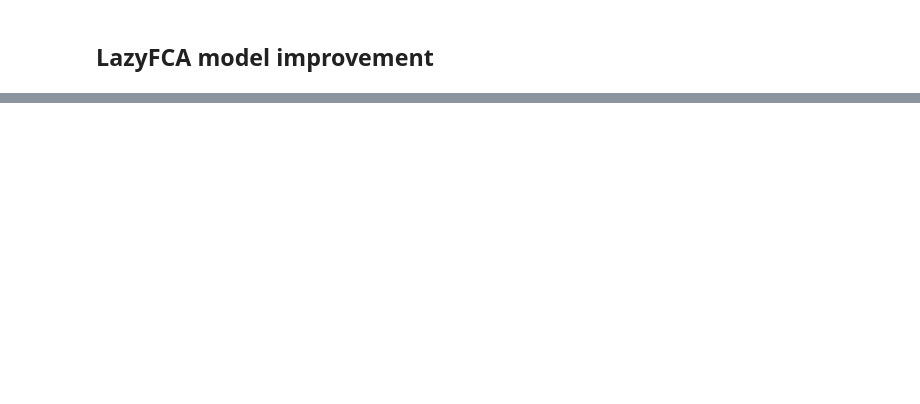
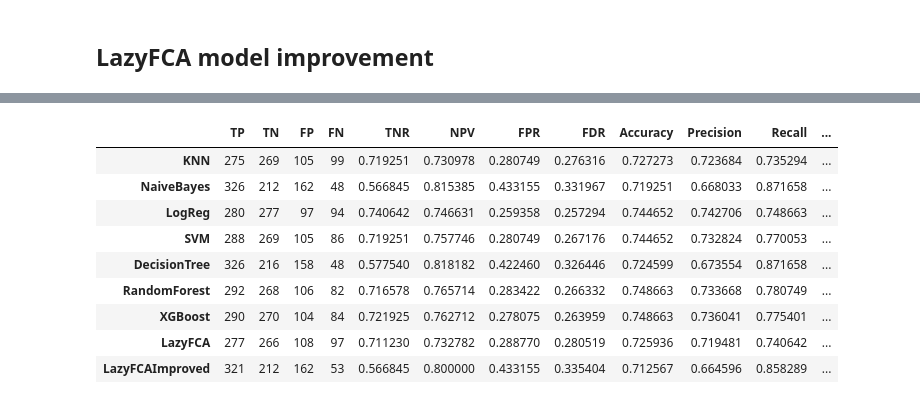
Before and after one commit to RomanGorelsky/lazy_fca_osda, a Jupyter notebook: lazy_fca_ips.ipynb, the cells around one changed output, grey strips where cells are left out. Cells and saved outputs as stored; diff of their text form; code cells hidden in the pictures; blank space fills up the shorter version.

```diff
--- a/lazy_fca_ips.ipynb
+++ b/lazy_fca_ips.ipynb
@@ -1764 +1745,14 @@ F1           0.742092
 Name: LazyFCAImproved, dtype: object
+# %%
+metrics_base.style.highlight_max(subset=['Accuracy', 'Precision', 'Recall', 'F1'], color='green')
+# %% [output]
+|  | TP | TN | FP | FN | TNR | NPV | FPR | FDR | Accuracy | Precision | Recall | ... |
+| KNN | 275 | 269 | 105 | 99 | 0.719251 | 0.730978 | 0.280749 | 0.276316 | 0.727273 | 0.723684 | 0.735294 | ... |
+| NaiveBayes | 326 | 212 | 162 | 48 | 0.566845 | 0.815385 | 0.433155 | 0.331967 | 0.719251 | 0.668033 | 0.871658 | ... |
+| LogReg | 280 | 277 | 97 | 94 | 0.740642 | 0.746631 | 0.259358 | 0.257294 | 0.744652 | 0.742706 | 0.748663 | ... |
+| SVM | 288 | 269 | 105 | 86 | 0.719251 | 0.757746 | 0.280749 | 0.267176 | 0.744652 | 0.732824 | 0.770053 | ... |
+| DecisionTree | 326 | 216 | 158 | 48 | 0.577540 | 0.818182 | 0.422460 | 0.326446 | 0.724599 | 0.673554 | 0.871658 | ... |
+| RandomForest | 292 | 268 | 106 | 82 | 0.716578 | 0.765714 | 0.283422 | 0.266332 | 0.748663 | 0.733668 | 0.780749 | ... |
+| XGBoost | 290 | 270 | 104 | 84 | 0.721925 | 0.762712 | 0.278075 | 0.263959 | 0.748663 | 0.736041 | 0.775401 | ... |
+| LazyFCA | 277 | 266 | 108 | 97 | 0.711230 | 0.732782 | 0.288770 | 0.280519 | 0.725936 | 0.719481 | 0.740642 | ... |
+| LazyFCAImproved | 321 | 212 | 162 | 53 | 0.566845 | 0.800000 | 0.433155 | 0.335404 | 0.712567 | 0.664596 | 0.858289 | ... |
```
Also changed, not shown: parts of 35 cells of this notebook, 2 other files.
